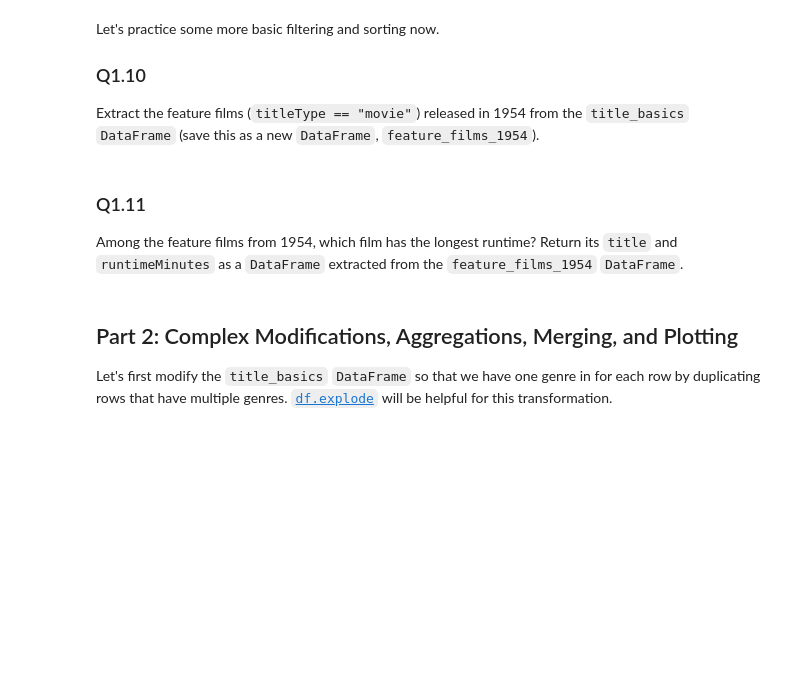
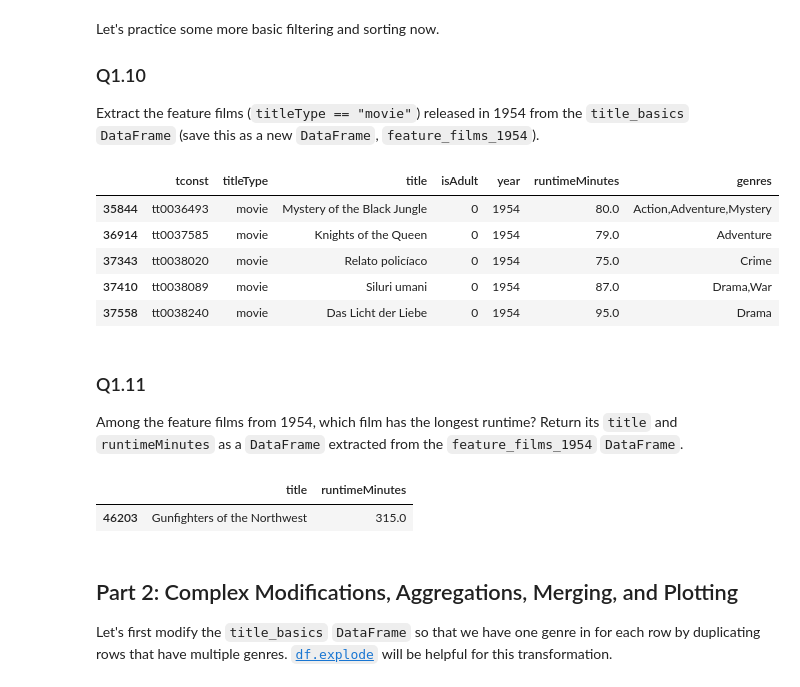
Before and after one commit to AshfordLee/Stanford_CS189, a Jupyter notebook: FA25/Dis1/Discussion Notebook 01.ipynb, the cells around one changed output. Cells and saved outputs as stored; diff of their text form; code cells hidden in the pictures; blank space fills up the shorter version.

```diff
--- a/FA25/Dis1/Discussion Notebook 01.ipynb
+++ b/FA25/Dis1/Discussion Notebook 01.ipynb
@@ -101,10 +152,11 @@ Sometimes in the context of machine learning we'd want to estimate a value for a
 
 Remove all rows from the `title_basics` `DataFrame` where `runtimeMinutes` or `year` is `NaN`.
 # %%
-
 initial_length = title_basics.shape[0]
 
-title_basics = # YOUR CODE HERE
+# YOUR CODE HERE
+
+title_basics = title_basics.dropna(subset=['runtimeMinutes', 'year'])
 
 final_length = title_basics.shape[0]
 
@@ -116,6 +170,8 @@ Change the data type of the `year` column in the `title_basics` `DataFrame` to s
 # %%
 
 # YOUR CODE HERE
+
+title_basics['year']=title_basics['year'].astype(int)
 # %% [markdown]
 Let's practice some more basic filtering and sorting now.
 
@@ -125,13 +181,26 @@ Extract the feature films (`titleType == "movie"`) released in 1954 from the `ti
 # %%
 # YOUR CODE HERE
 
+feature_films_1954=title_basics[(title_basics['titleType']=='movie') & (title_basics['year']==1954)]
 feature_films_1954.head()
+# %% [output]
+|  | tconst | titleType | title | isAdult | year | runtimeMinutes | genres |
+| 35844 | tt0036493 | movie | Mystery of the Black Jungle | 0 | 1954 | 80.0 | Action,Adventure,Mystery |
+| 36914 | tt0037585 | movie | Knights of the Queen | 0 | 1954 | 79.0 | Adventure |
+| 37343 | tt0038020 | movie | Relato policíaco | 0 | 1954 | 75.0 | Crime |
+| 37410 | tt0038089 | movie | Siluri umani | 0 | 1954 | 87.0 | Drama,War |
+| 37558 | tt0038240 | movie | Das Licht der Liebe | 0 | 1954 | 95.0 | Drama |
 # %% [markdown]
 ### Q1.11
 
 Among the feature films from 1954, which film has the longest runtime? Return its `title` and `runtimeMinutes` as a `DataFrame` extracted from the `feature_films_1954` `DataFrame`.
 # %%
 # YOUR CODE HERE
+
+feature_films_1954[feature_films_1954['runtimeMinutes']==feature_films_1954['runtimeMinutes'].max()][['title','runtimeMinutes']]
+# %% [output]
+|  | title | runtimeMinutes |
+| 46203 | Gunfighters of the Northwest | 315.0 |
 # %% [markdown]
 ## Part 2: Complex Modifications, Aggregations, Merging, and Plotting
 
```
Also changed, not shown: parts of 16 cells of this notebook, 1 other file.
